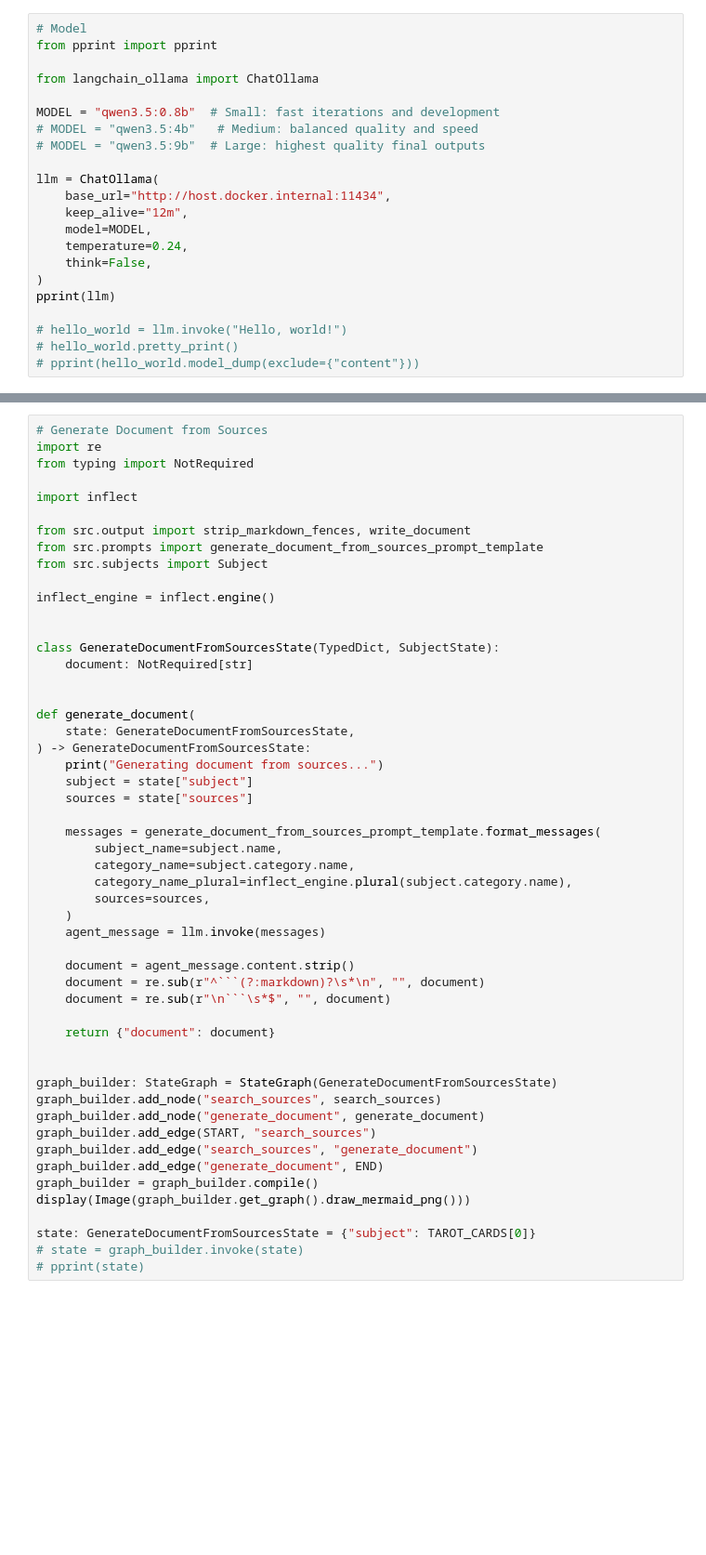
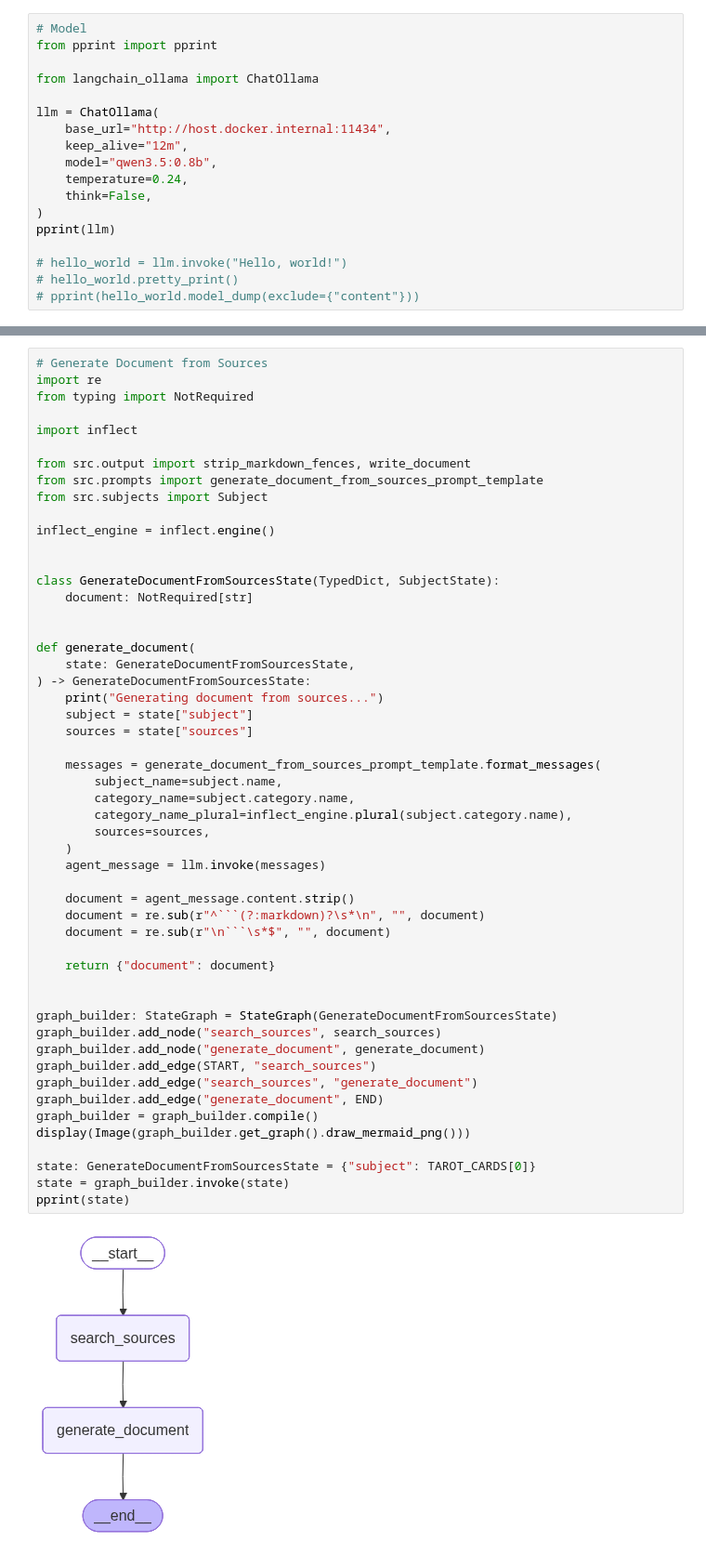
Before and after one commit to JimmyPaolini/monorepo, a Jupyter notebook: applications/affirmations/src/affirmations.ipynb, the cells around one changed output, grey strips where cells are left out. Shown at 93% size. Saved outputs shown, nothing was run; the diff lists cells and outputs as text; blank space fills up the shorter version.

Commit message:
feat(affirmations): ✨ use only small qwen model for development

````diff
--- a/applications/affirmations/src/affirmations.ipynb
+++ b/applications/affirmations/src/affirmations.ipynb
@@ -4,14 +4,10 @@ from pprint import pprint
 
 from langchain_ollama import ChatOllama
 
-MODEL = "qwen3.5:0.8b"  # Small: fast iterations and development
-# MODEL = "qwen3.5:4b"   # Medium: balanced quality and speed
-# MODEL = "qwen3.5:9b"  # Large: highest quality final outputs
-
 llm = ChatOllama(
     base_url="http://host.docker.internal:11434",
     keep_alive="12m",
-    model=MODEL,
+    model="qwen3.5:0.8b",
     temperature=0.24,
     think=False,
 )
@@ -113,32 +113,34 @@ def generate_document(
 ) -> GenerateDocumentFromSourcesState:
     print("Generating document from sources...")
     subject = state["subject"]
     sources = state["sources"]
 
     messages = generate_document_from_sources_prompt_template.format_messages(
         subject_name=subject.name,
         category_name=subject.category.name,
         category_name_plural=inflect_engine.plural(subject.category.name),
         sources=sources,
     )
     agent_message = llm.invoke(messages)
 
     document = agent_message.content.strip()
     document = re.sub(r"^```(?:markdown)?\s*\n", "", document)
     document = re.sub(r"\n```\s*$", "", document)
 
     return {"document": document}
 
 
 graph_builder: StateGraph = StateGraph(GenerateDocumentFromSourcesState)
 graph_builder.add_node("search_sources", search_sources)
 graph_builder.add_node("generate_document", generate_document)
 graph_builder.add_edge(START, "search_sources")
 graph_builder.add_edge("search_sources", "generate_document")
 graph_builder.add_edge("generate_document", END)
 graph_builder = graph_builder.compile()
 display(Image(graph_builder.get_graph().draw_mermaid_png()))
 
 state: GenerateDocumentFromSourcesState = {"subject": TAROT_CARDS[0]}
-# state = graph_builder.invoke(state)
-# pprint(state)
+state = graph_builder.invoke(state)
+pprint(state)
+# %% [output]
+[figure, added]
````
Also changed, not shown: parts of 3 cells of this notebook.
